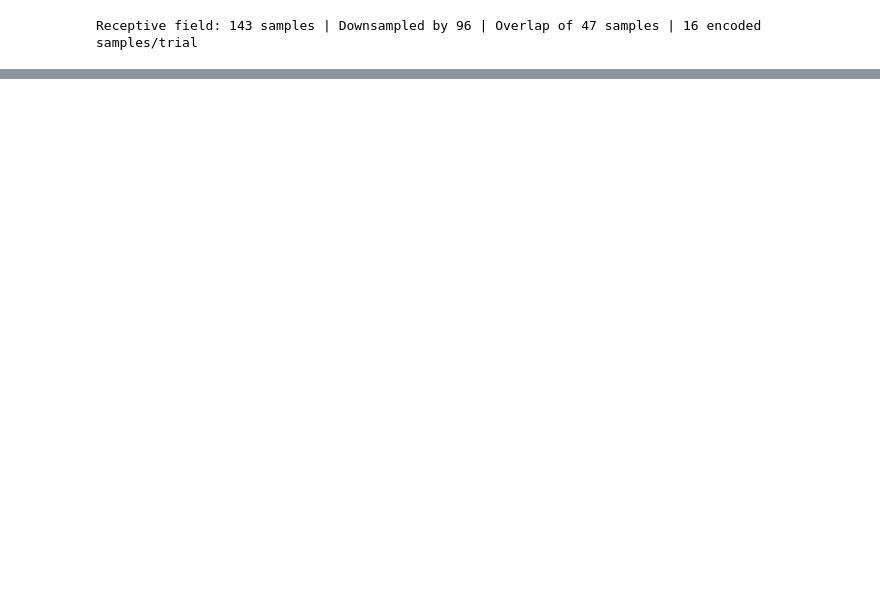
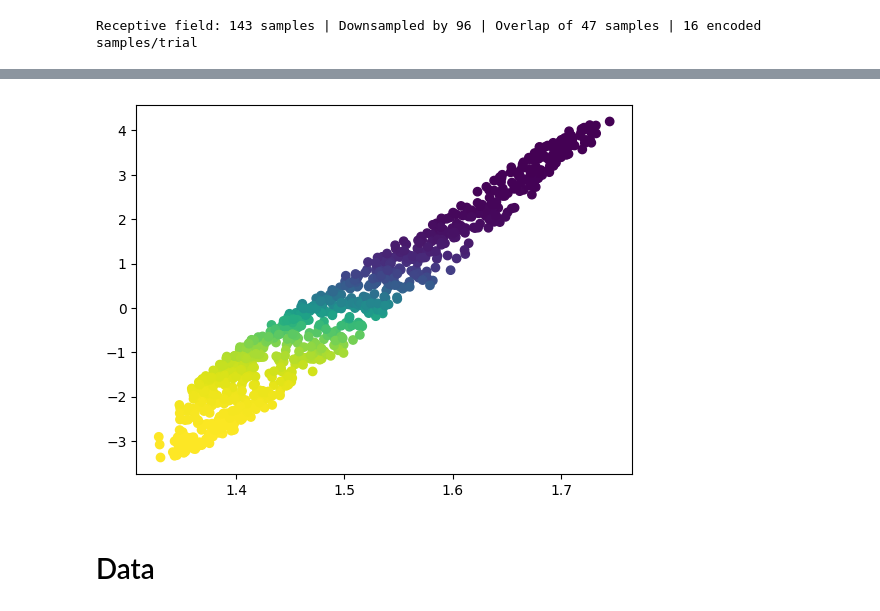
Before and after one commit to medonimario/BENDR, a Jupyter notebook: development.ipynb, the cells around one changed output, grey strips where cells are left out. Drawn from its saved outputs; the diff is of its cells as text; code cells hidden in the pictures; blank space fills up the shorter version.

```diff
--- a/development.ipynb
+++ b/development.ipynb
@@ -157,0 +89,8 @@ preds = model.evaluate(x.to(device)).cpu()
+# %%
+fig, ax = plt.subplots(1, 1)
+ax.scatter(*X.T, c=probs_test[:, 0])
+plt.show()
+# %% [output]
+[figure, added]
+# %% [markdown]
+# Data
```
Also changed, not shown: parts of 20 cells of this notebook, 1 other file.
